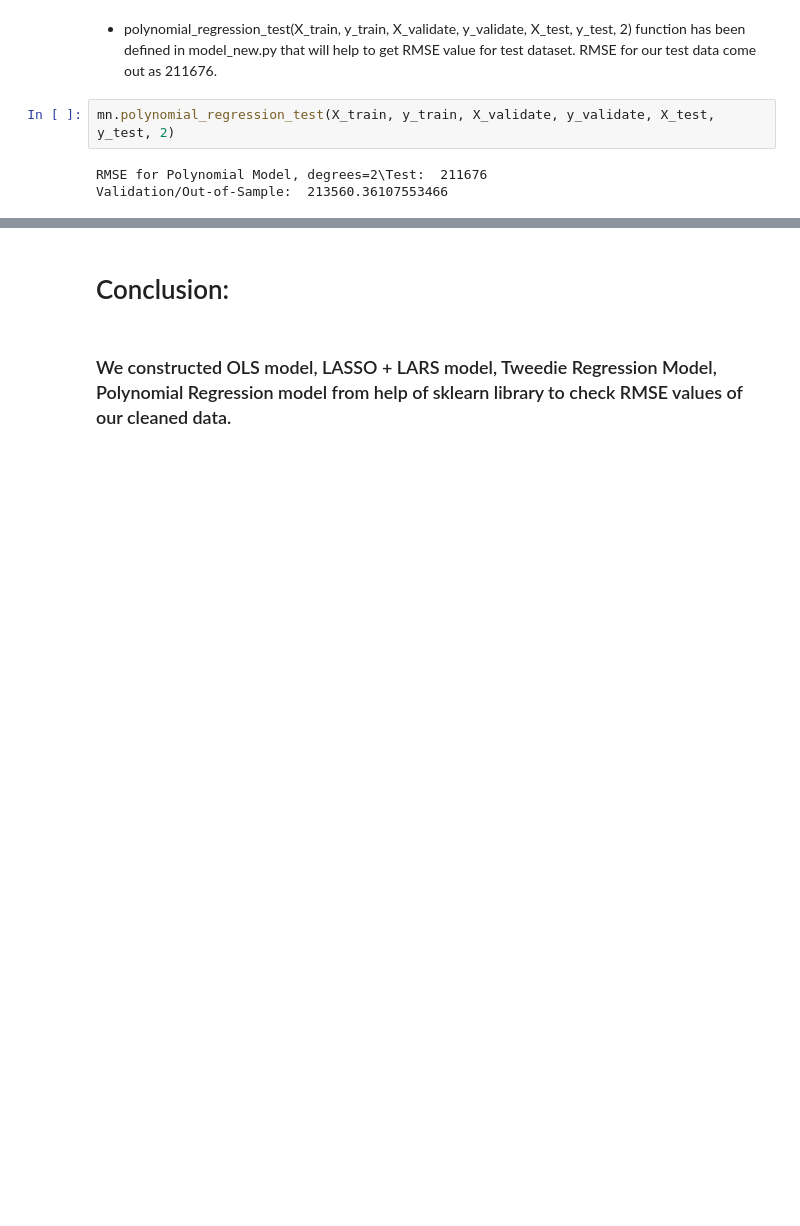
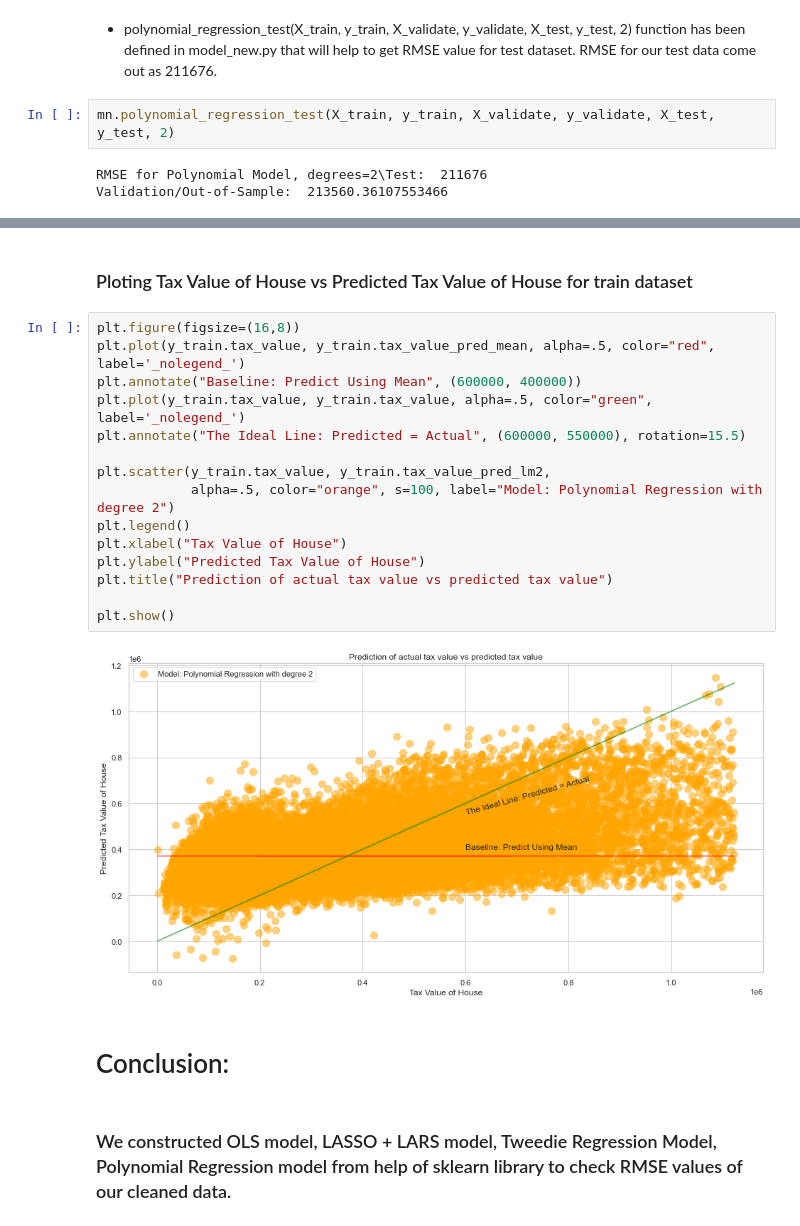
Before and after one commit to rajaramgautam/zillow_project, a Jupyter notebook: Final_Report.ipynb, the cells around one changed output, grey strips where cells are left out. Cells and saved outputs as stored; diff of their text form; blank space fills up the shorter version.

```diff
--- a/Final_Report.ipynb
+++ b/Final_Report.ipynb
@@ -1068,3 +1007,22 @@ plt.show()
+# %% [markdown]
+### Ploting Tax Value of House vs Predicted Tax Value of House for train dataset
+# %%
+plt.figure(figsize=(16,8))
+plt.plot(y_train.tax_value, y_train.tax_value_pred_mean, alpha=.5, color="red", label='_nolegend_')
+plt.annotate("Baseline: Predict Using Mean", (600000, 400000))
+plt.plot(y_train.tax_value, y_train.tax_value, alpha=.5, color="green", label='_nolegend_')
+plt.annotate("The Ideal Line: Predicted = Actual", (600000, 550000), rotation=15.5)
+
+plt.scatter(y_train.tax_value, y_train.tax_value_pred_lm2,
+            alpha=.5, color="orange", s=100, label="Model: Polynomial Regression with degree 2")
+plt.legend()
+plt.xlabel("Tax Value of House")
+plt.ylabel("Predicted Tax Value of House")
+plt.title("Prediction of actual tax value vs predicted tax value")
+
+plt.show()
+# %% [output]
+[figure, added]
 # %% [markdown]
 # Conclusion:
 # %% [markdown]
```
Also changed, not shown: parts of 8 cells of this notebook.
